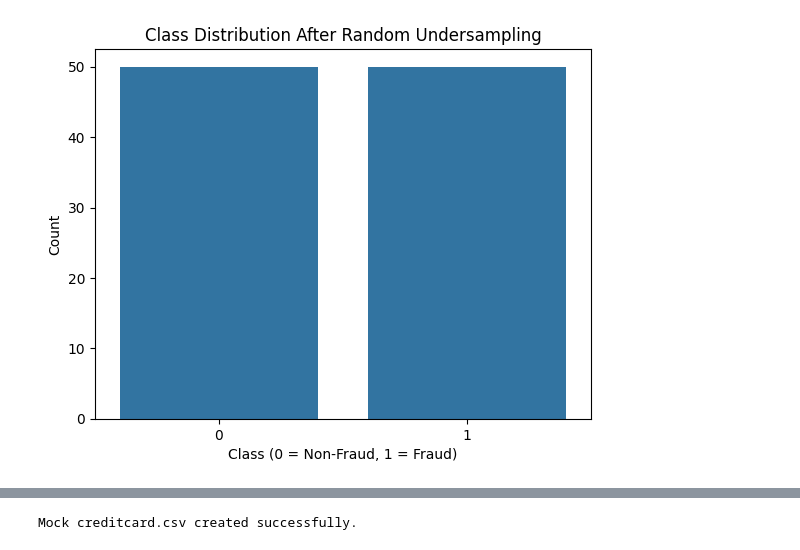
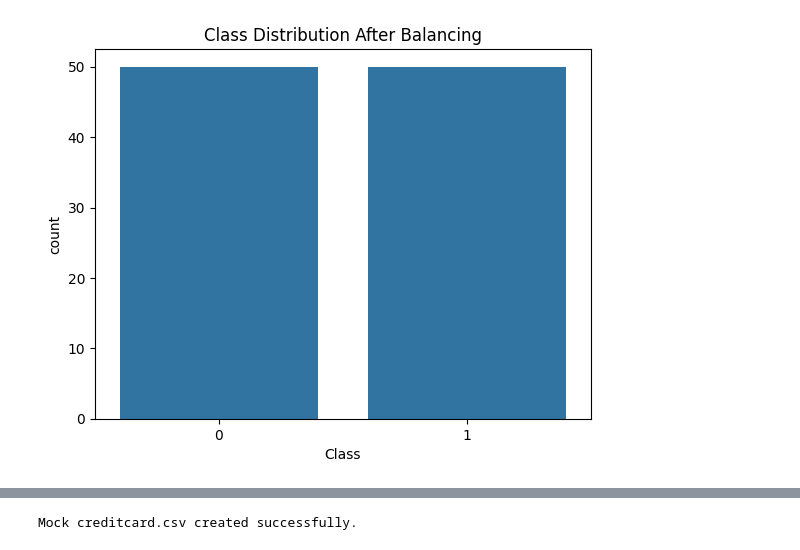
Before and after one commit to Gayathrichandrashekar/AI_DATA_ANALYSIS_, a Jupyter notebook: src/Module 9/Ensuring Data Quality in Machine Learning Pipelines/Ques_4.ipynb, the cells around one changed output, grey strips where cells are left out. Drawn from its saved outputs; the diff is of its cells as text; code cells hidden in the pictures.

Commit message:
Added mock creditcard.csv and completed Ques_4.ipynb for class imbalance detection and undersampling

```diff
--- a/src/Module 9/Ensuring Data Quality in Machine Learning Pipelines/Ques_4.ipynb
+++ b/src/Module 9/Ensuring Data Quality in Machine Learning Pipelines/Ques_4.ipynb
@@ -1,59 +1,67 @@
 # %%
-# Step 1: Import required libraries
-import os
-import zipfile
 import pandas as pd
 import seaborn as sns
 import matplotlib.pyplot as plt
 from sklearn.utils import resample
+import os
 
-# Step 2: Download dataset from Kaggle (requires kaggle.json)
-# Uncomment the next lines if running in an environment like Colab or local Jupyter
-# and you have kaggle.json file from your Kaggle account.
+# Function to load the dataset
+def load_dataset(path='creditcard.csv'):
+    try:
+        if not os.path.exists(path):
+            raise FileNotFoundError(f"File not found: {path}")
+        df = pd.read_csv(path)
+        if 'Class' not in df.columns:
+            raise ValueError("Missing 'Class' column in dataset.")
+        return df
+    except Exception as e:
+        print(f"Error loading dataset: {e}")
+        return None
 
-# os.environ['KAGGLE_USERNAME'] = "your_kaggle_username"
-# os.environ['KAGGLE_KEY'] = "your_kaggle_key"
+# Function to balance the dataset
+def balance_dataset(df):
+    try:
+        df_majority = df[df['Class'] == 0]
+        df_minority = df[df['Class'] == 1]
 
-# If using kaggle.json file directly:
-os.environ['KAGGLE_CONFIG_DIR'] = os.getcwd()
+        if len(df_minority) == 0:
+            raise ValueError("No minority class samples found (fraud).")
 
-# Download and unzip
-if not os.path.exists('creditcard.csv'):
-    !kaggle datasets download -d mlg-ulb/creditcardfraud
-    with zipfile.ZipFile("creditcardfraud.zip", "r") as zip_ref:
-        zip_ref.extractall()
+        df_majority_downsampled = resample(df_majority,
+                                           replace=False,
+                                           n_samples=len(df_minority),
+                                           random_state=42)
 
-# Step 3: Load the dataset
-df = pd.read_csv('creditcard.csv')
-print("Original Dataset Shape:", df.shape)
-print(df['Class'].value_counts())
+        df_balanced = pd.concat([df_majority_downsampled, df_minority])
+        df_balanced = df_balanced.sample(frac=1, random_state=42).reset_index(drop=True)
+        return df_balanced
+    except Exception as e:
+        print(f"Error balancing dataset: {e}")
+        return None
 
-# Step 4: Visualize class imbalance
-sns.countplot(x='Class', data=df)
-plt.title('Class Distribution Before Balancing')
-plt.xlabel('Class (0 = Non-Fraud, 1 = Fraud)')
-plt.ylabel('Count')
-plt.show()
+# Unit test function
+def test_class_balance(df):
+    counts = df['Class'].value_counts()
+    assert counts[0] == counts[1], "Dataset not balanced correctly."
+    print("✅ Class distribution is balanced.")
 
-# Step 5: Handle class imbalance using random undersampling
-df_majority = df[df['Class'] == 0]
-df_minority = df[df['Class'] == 1]
+# Load dataset
+df = load_dataset()
 
-df_majority_downsampled = resample(df_majority,
-                                   replace=False,
-                                   n_samples=len(df_minority),
-                                   random_state=42)
+if df is not None:
+    print("Original shape:", df.shape)
+    sns.countplot(x='Class', data=df)
+    plt.title("Class Distribution Before Balancing")
+    plt.show()
 
-df_balanced = pd.concat([df_majority_downsampled, df_minority])
-df_balanced = df_balanced.sample(frac=1, random_state=42).reset_index(drop=True)
+    df_balanced = balance_dataset(df)
 
-print("Balanced Dataset Shape:", df_balanced.shape)
-print(df_balanced['Class'].value_counts())
+    if df_balanced is not None:
+        print("Balanced shape:", df_balanced.shape)
+        sns.countplot(x='Class', data=df_balanced)
+        plt.title("Class Distribution After Balancing")
+        plt.show()
 
-# Step 6: Visualize balanced class distribution
-sns.countplot(x='Class', data=df_balanced)
-plt.title('Class Distribution After Random Undersampling')
-plt.xlabel('Class (0 = Non-Fraud, 1 = Fraud)')
-plt.ylabel('Count')
-plt.show()
+        # Run test
+        test_class_balance(df_balanced)
 # %% [output]
@@ -71 +71 @@ Name: count, dtype: int64
-[figure, old version]
+[figure, new version]
```
Also changed, not shown: parts of 1 cell of this notebook.
